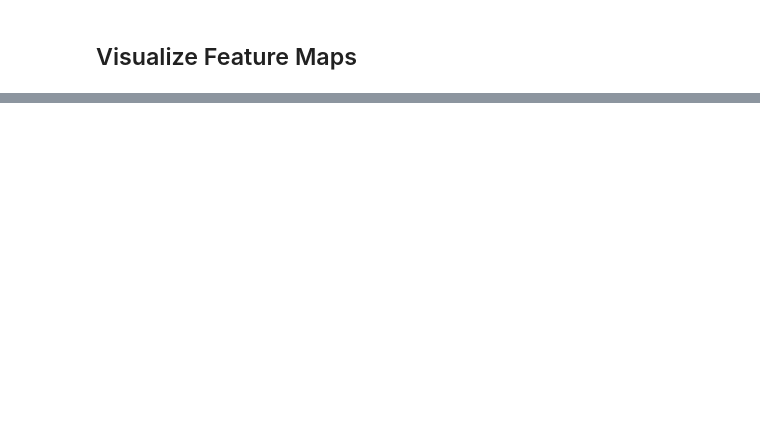
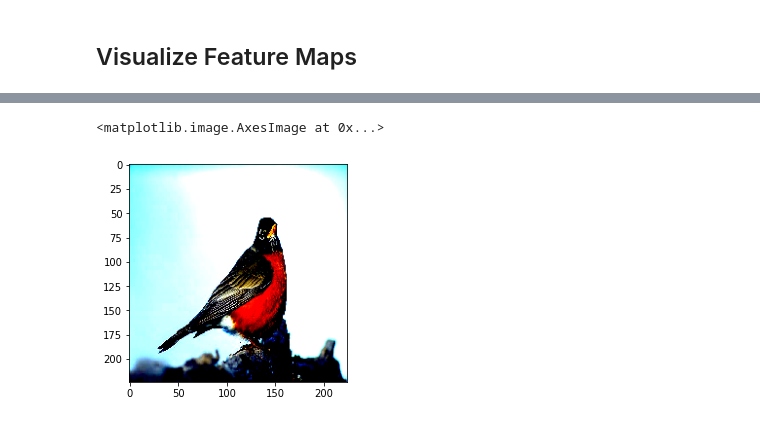
Before and after one commit to JavadMokhtari/dapa-group, a Jupyter notebook: Visualize_Feature_Maps_in_CNNs.ipynb, the cells around one changed output, grey strips where cells are left out. Drawn from its saved outputs; the diff is of its cells as text; code cells hidden in the pictures; blank space fills up the shorter version.

```diff
--- a/Visualize_Feature_Maps_in_CNNs.ipynb
+++ b/Visualize_Feature_Maps_in_CNNs.ipynb
@@ -90,0 +105,7 @@ pyplot.show()
+# %%
+# Load and preprocess the input image
+img = load_img('bird.jpg', target_size=(224, 224))
+img_array = img_to_array(img)
+img_tensor = preprocess_input(img_array)
+plt.imshow(img_tensor)
+# %% [output]
@@ -90,0 +113,2 @@ pyplot.show()
+<matplotlib.image.AxesImage at 0x...>
+[figure, added]
```
Also changed, not shown: parts of 14 cells of this notebook.
